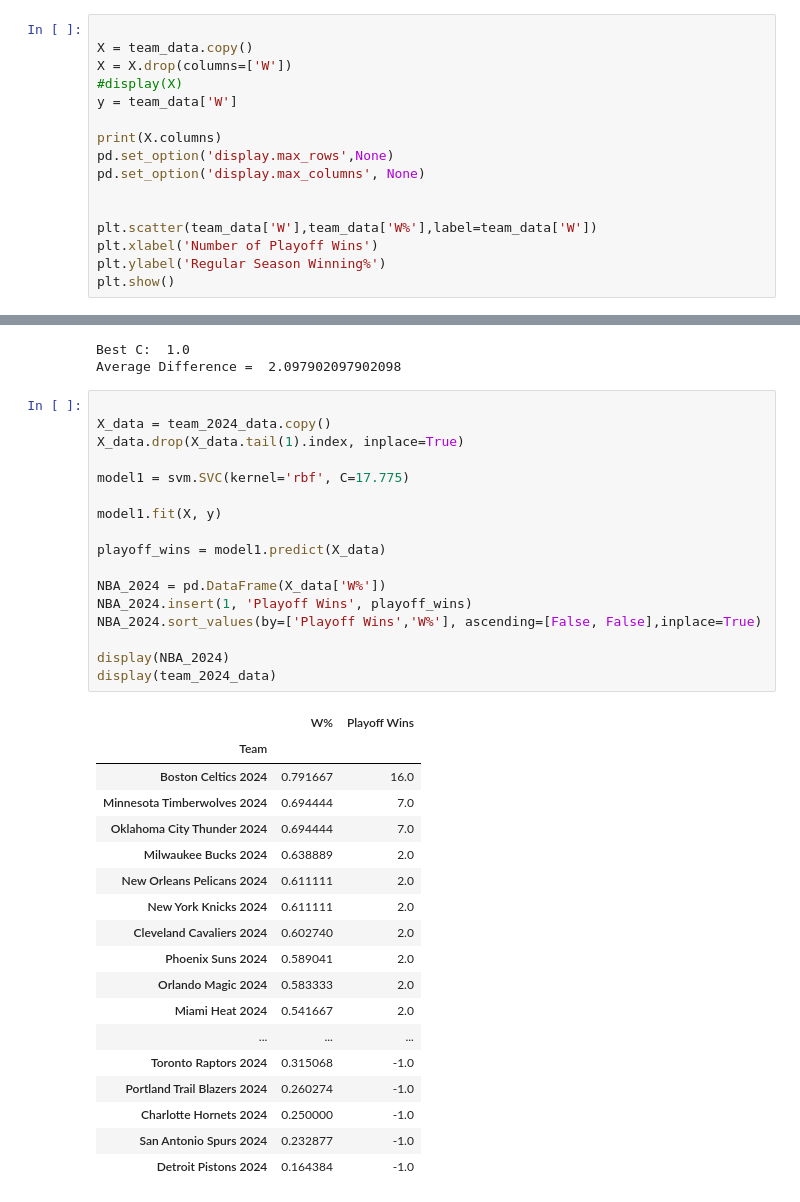
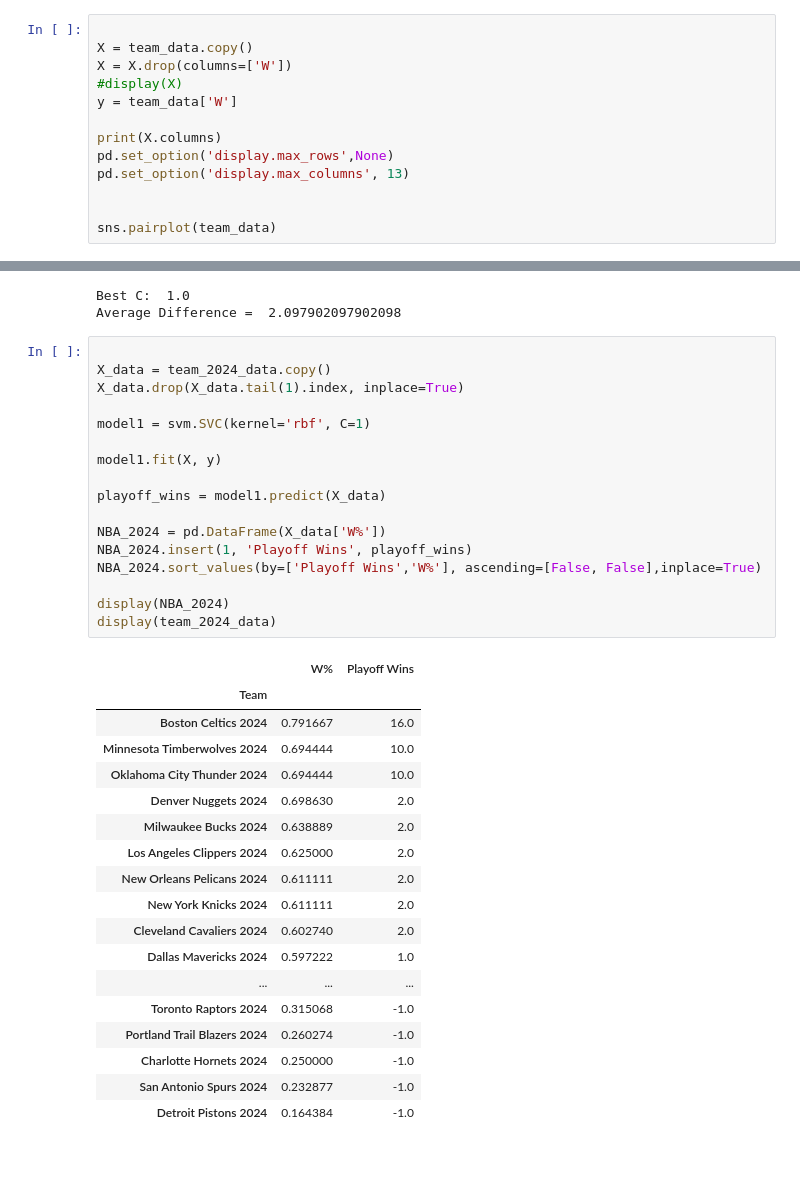
Before and after one commit to Johnchae09/COMP_5360, a Jupyter notebook: modeling/ChampionPrediction.ipynb, the cells around one changed output, grey strips where cells are left out. Saved outputs shown, nothing was run; the diff lists cells and outputs as text; blank space fills up the shorter version.

Commit message:
added championshiop model to main

```diff
--- a/modeling/ChampionPrediction.ipynb
+++ b/modeling/ChampionPrediction.ipynb
@@ -46,13 +48,10 @@ y = team_data['W']
 
 print(X.columns)
 pd.set_option('display.max_rows',None)
-pd.set_option('display.max_columns', None)
+pd.set_option('display.max_columns', 13)
 
 
-plt.scatter(team_data['W'],team_data['W%'],label=team_data['W'])
-plt.xlabel('Number of Playoff Wins')
-plt.ylabel('Regular Season Winning%')
-plt.show()
+sns.pairplot(team_data)
 # %% [output]
 Index(['FG', 'FGA', 'FG%', '3P', '3PA', '3P%', '2P', '2PA', '2P%', 'FT', 'FTA',
        'FT%', 'ORB', 'DRB', 'TRB', 'AST', 'STL', 'BLK', 'TOV', 'PF', 'PTS',
@@ -163,33 +164,33 @@ Average Difference =  2.097902097902098
 # %%
 
 X_data = team_2024_data.copy()
 X_data.drop(X_data.tail(1).index, inplace=True)
 
-model1 = svm.SVC(kernel='rbf', C=17.775)
+model1 = svm.SVC(kernel='rbf', C=1)
 
 model1.fit(X, y)
 
 playoff_wins = model1.predict(X_data)
 
 NBA_2024 = pd.DataFrame(X_data['W%'])
 NBA_2024.insert(1, 'Playoff Wins', playoff_wins)
 NBA_2024.sort_values(by=['Playoff Wins','W%'], ascending=[False, False],inplace=True)
 
 display(NBA_2024)
 display(team_2024_data)
 # %% [output]
 |  | W% | Playoff Wins |
 | Team |  |  |
 | Boston Celtics 2024 | 0.791667 | 16.0 |
-| Minnesota Timberwolves 2024 | 0.694444 | 7.0 |
-| Oklahoma City Thunder 2024 | 0.694444 | 7.0 |
+| Minnesota Timberwolves 2024 | 0.694444 | 10.0 |
+| Oklahoma City Thunder 2024 | 0.694444 | 10.0 |
+| Denver Nuggets 2024 | 0.698630 | 2.0 |
 | Milwaukee Bucks 2024 | 0.638889 | 2.0 |
+| Los Angeles Clippers 2024 | 0.625000 | 2.0 |
 | New Orleans Pelicans 2024 | 0.611111 | 2.0 |
 | New York Knicks 2024 | 0.611111 | 2.0 |
 | Cleveland Cavaliers 2024 | 0.602740 | 2.0 |
-| Phoenix Suns 2024 | 0.589041 | 2.0 |
-| Orlando Magic 2024 | 0.583333 | 2.0 |
-| Miami Heat 2024 | 0.541667 | 2.0 |
+| Dallas Mavericks 2024 | 0.597222 | 1.0 |
 | ... | ... | ... |
 | Toronto Raptors 2024 | 0.315068 | -1.0 |
 | Portland Trail Blazers 2024 | 0.260274 | -1.0 |
```
Also changed, not shown: parts of 2 cells of this notebook.
